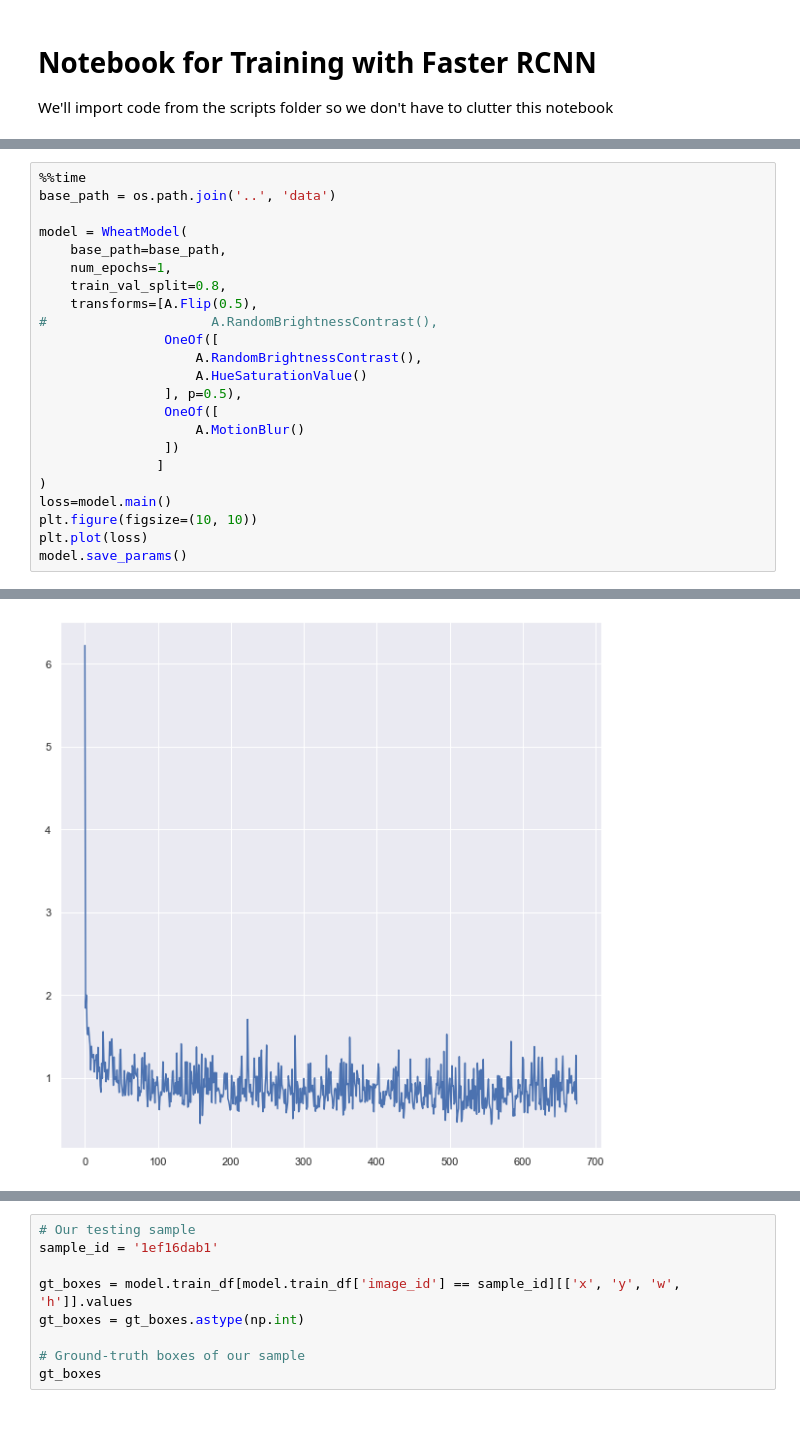
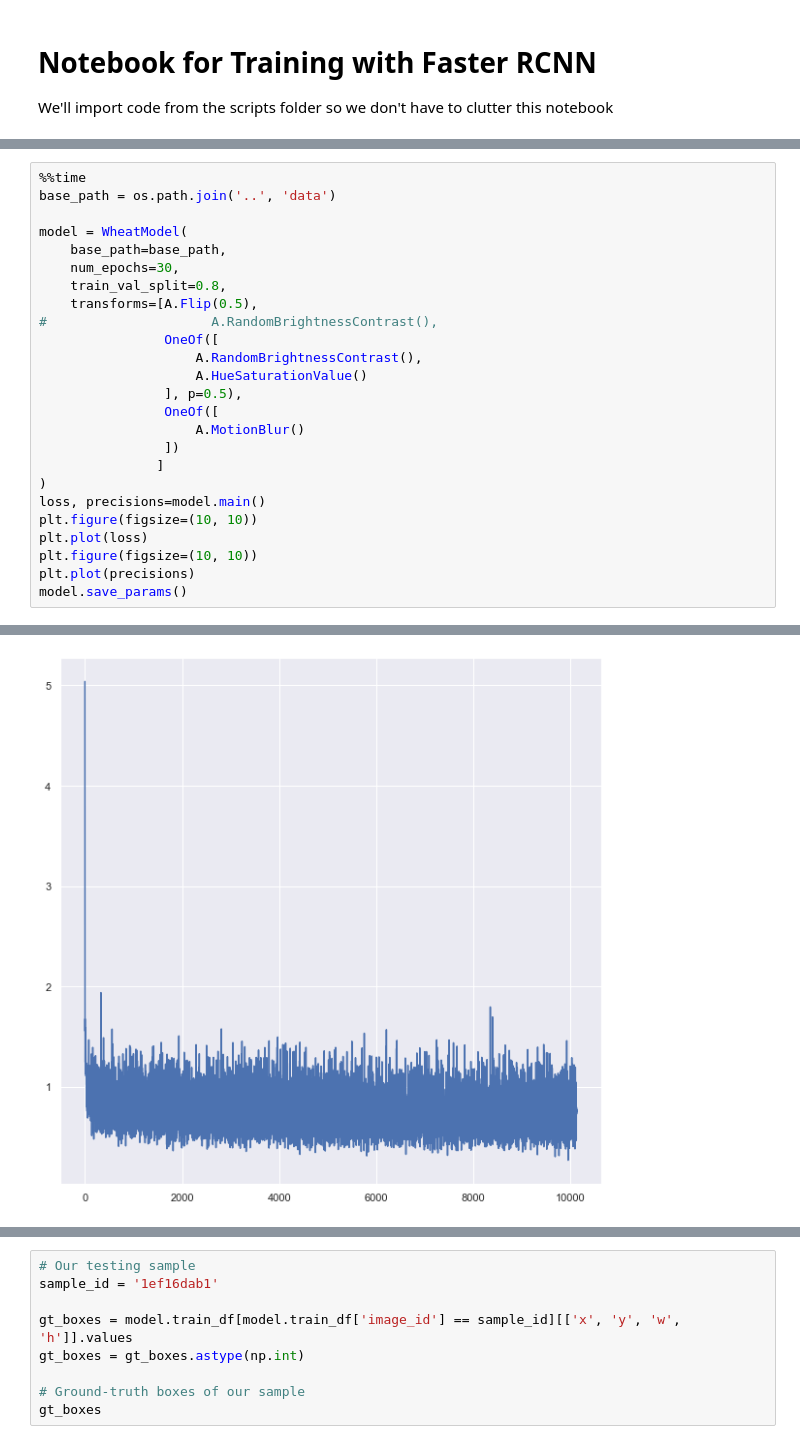
Before and after one commit to alanxzhou/wheat-detection, a Jupyter notebook: notebooks/FasterRCNN.ipynb, the cells around one changed output, grey strips where cells are left out. Saved outputs shown, nothing was run; the diff lists cells and outputs as text.

```diff
--- a/notebooks/FasterRCNN.ipynb
+++ b/notebooks/FasterRCNN.ipynb
@@ -34,7 +32,7 @@ base_path = os.path.join('..', 'data')
 
 model = WheatModel(
     base_path=base_path,
-    num_epochs=1,
+    num_epochs=30,
     train_val_split=0.8,
     transforms=[A.Flip(0.5),
 #                     A.RandomBrightnessContrast(),
@@ -47,8 +45,10 @@ model = WheatModel(
                 ])
                ]
 )
-loss=model.main()
+loss, precisions=model.main()
 plt.figure(figsize=(10, 10))
 plt.plot(loss)
+plt.figure(figsize=(10, 10))
+plt.plot(precisions)
 model.save_params()
 # %% [output]
@@ -70 +87 @@ Wall time: 8min 9s
-[figure, old version]
+[figure, new version]
```
Also changed, not shown: parts of 9 cells of this notebook, 2 other files.
